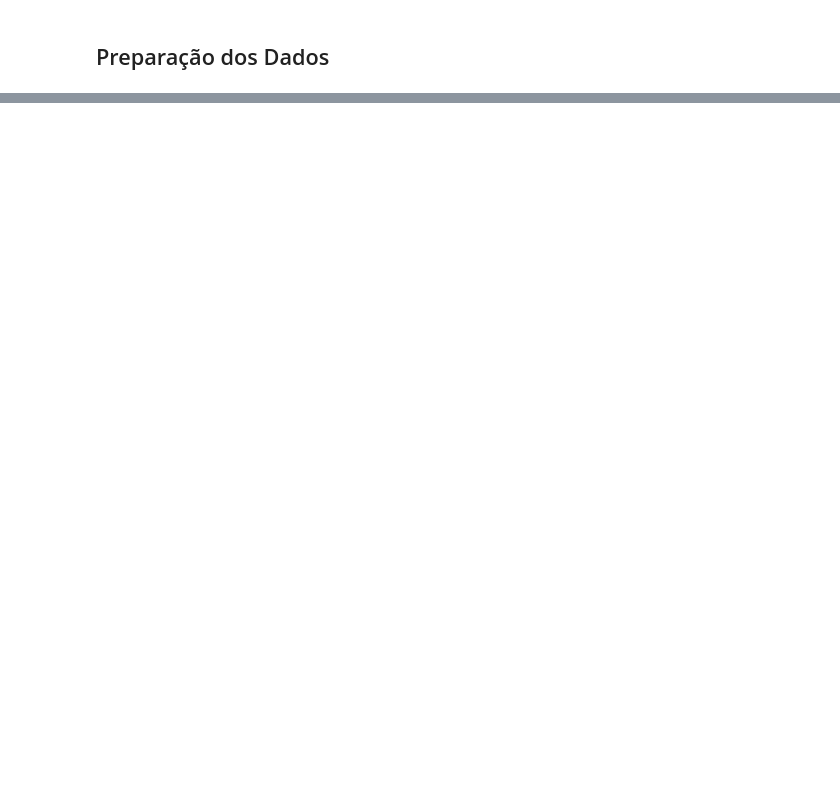
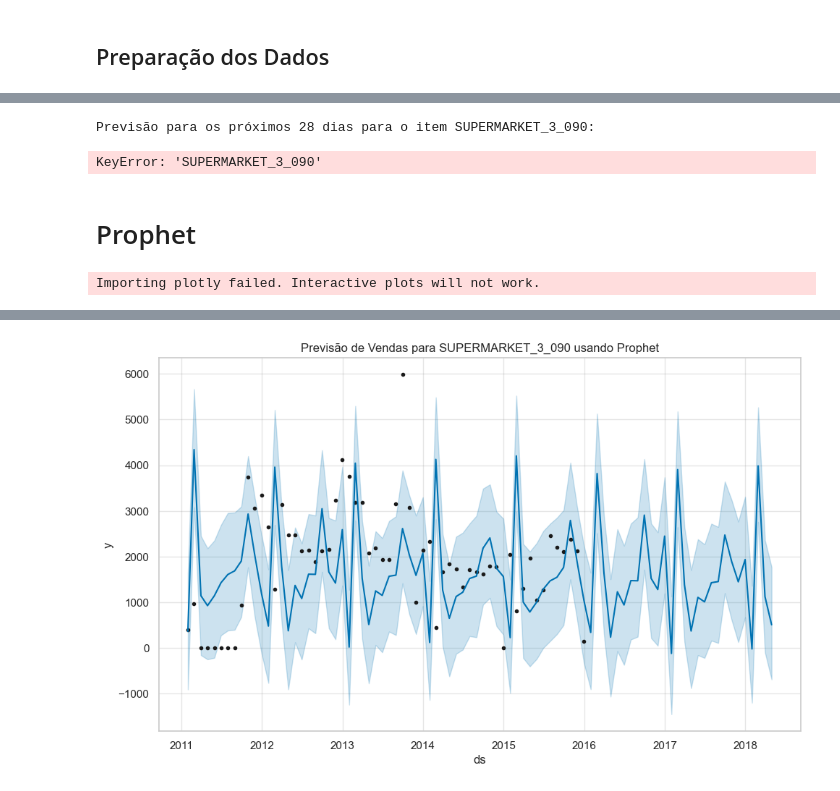
Before and after one commit to rpzk/DSMarket, a Jupyter notebook: forecasting/forecasting.ipynb, the cells around one changed output, grey strips where cells are left out. Saved outputs shown, nothing was run; the diff lists cells and outputs as text; code cells hidden in the pictures; blank space fills up the shorter version.

```diff
--- a/forecasting/forecasting.ipynb
+++ b/forecasting/forecasting.ipynb
@@ -106,0 +214,52 @@ Mean Absolute Error: 3391.5588189950286
+# %%
+# Pprevisão para um item
+item_to_view = top_items[0]  # Primeiro item da lista
+print(f'Previsão para os próximos 28 dias para o item {item_to_view}:')
+print(future_forecasts[item_to_view])
+# %% [output]
+Previsão para os próximos 28 dias para o item SUPERMARKET_3_090:
+KeyError: 'SUPERMARKET_3_090'
+# %% [markdown]
+# Prophet
+# %%
+%pip install prophet
+from prophet import Prophet
+
+def train_and_forecast_prophet(item_df, item_name):
+    # Preparar o DataFrame no formato esperado pelo Prophet
+    df_prophet = item_df.reset_index()[['date', 'sales']].rename(columns={'date': 'ds', 'sales': 'y'})
+
+    # Adicionar eventos como regressores
+    exog_vars = [col for col in item_df.columns if 'event_' in col]
+    for var in exog_vars:
+        df_prophet[var] = item_df[var].values
+
+    # Dividir em treino e teste
+    train = df_prophet[df_prophet['ds'].dt.year < 2016]
+    test = df_prophet[df_prophet['ds'].dt.year == 2016]
+
+    # Configurar o modelo Prophet
+    model = Prophet()
+    for var in exog_vars:
+        model.add_regressor(var)
+
+    # Treinar o modelo
+    model.fit(train)
+
+    # Fazer previsões
+    future = model.make_future_dataframe(periods=28, freq='M')
+    for var in exog_vars:
+        future[var] = 0  # Ajuste conforme os eventos futuros
+    forecast = model.predict(future)
+
+    # Plotar os resultados
+    model.plot(forecast)
+    plt.title(f'Previsão de Vendas para {item_name} usando Prophet')
+    plt.show()
+
+    return forecast[['ds', 'yhat']]
+
+# Aplicar a função para um item
+forecast_prophet = train_and_forecast_prophet(item_data, item_to_view)
+# %% [output]
+Importing plotly failed. Interactive plots will not work.
@@ -106,0 +285 @@ Mean Absolute Error: 3391.5588189950286
+[figure, added]
```
Also changed, not shown: parts of 33 cells of this notebook.
